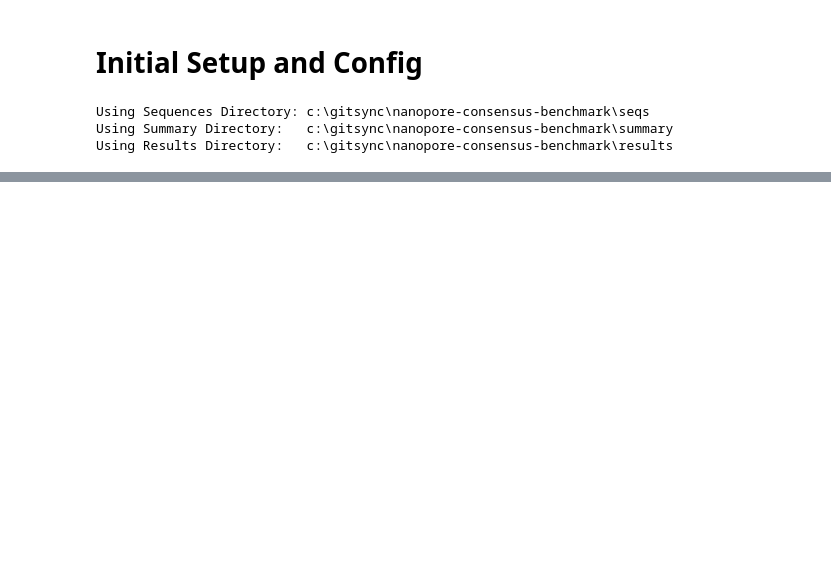
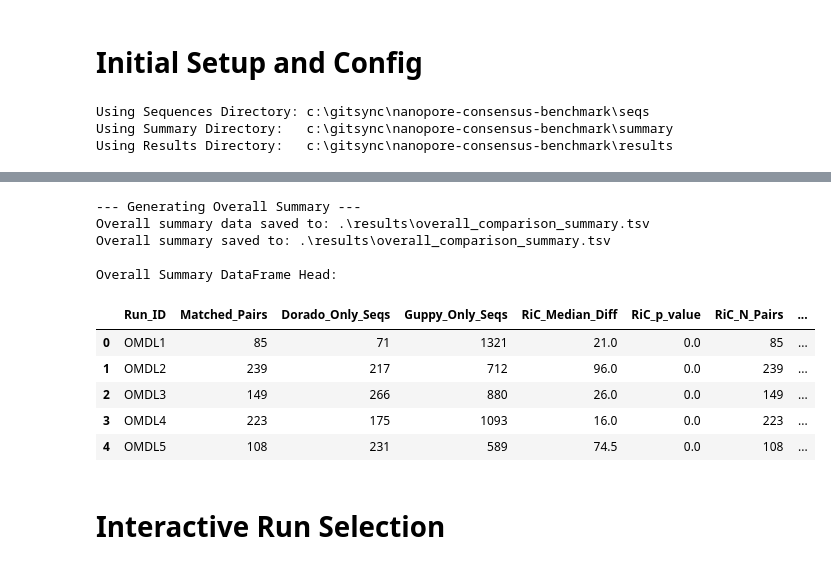
Before and after one commit to zg404/OMDL-QC-benchmark, a Jupyter notebook: analysis_interface.ipynb, the cells around one changed output, grey strips where cells are left out. Cells and saved outputs as stored; diff of their text form; code cells hidden in the pictures; blank space fills up the shorter version.

```diff
--- a/analysis_interface.ipynb
+++ b/analysis_interface.ipynb
@@ -283,0 +223,36 @@ Example entry for S7 in mock_dorado_seqs:
+# %%
+# --- Generate and Save Overall Summary ---
+print("\n--- Generating Overall Summary ---")
+if all_runs_analysis_results:
+    overall_summary_path = data_functions.generate_overall_summary(
+        all_runs_analysis_results,
+        RESULTS_DIR,
+        format='tsv' # Or 'csv'
+    )
+    if overall_summary_path:
+        print(f"Overall summary saved to: {overall_summary_path}")
+        # Optionally load and display the summary DataFrame
+        try:
+            overall_summary_df = pd.read_csv(overall_summary_path, sep='\t')
+            print("\nOverall Summary DataFrame Head:")
+            display(overall_summary_df.head())
+        except Exception as e:
+            print(f"Could not read back overall summary file: {e}")
+    else:
+        print("Failed to generate overall summary file.")
+else:
+    print("Skipping overall summary generation: No run results available.")
+# %% [output]
+--- Generating Overall Summary ---
+Overall summary data saved to: .\results\overall_comparison_summary.tsv
+Overall summary saved to: .\results\overall_comparison_summary.tsv
+
+Overall Summary DataFrame Head:
+|  | Run_ID | Matched_Pairs | Dorado_Only_Seqs | Guppy_Only_Seqs | RiC_Median_Diff | RiC_p_value | RiC_N_Pairs | ... |
+| 0 | OMDL1 | 85 | 71 | 1321 | 21.0 | 0.0 | 85 | ... |
+| 1 | OMDL2 | 239 | 217 | 712 | 96.0 | 0.0 | 239 | ... |
+| 2 | OMDL3 | 149 | 266 | 880 | 26.0 | 0.0 | 149 | ... |
+| 3 | OMDL4 | 223 | 175 | 1093 | 16.0 | 0.0 | 223 | ... |
+| 4 | OMDL5 | 108 | 231 | 589 | 74.5 | 0.0 | 108 | ... |
+# %% [markdown]
+# Interactive Run Selection
```
Also changed, not shown: parts of 16 cells of this notebook, 5 other files.
